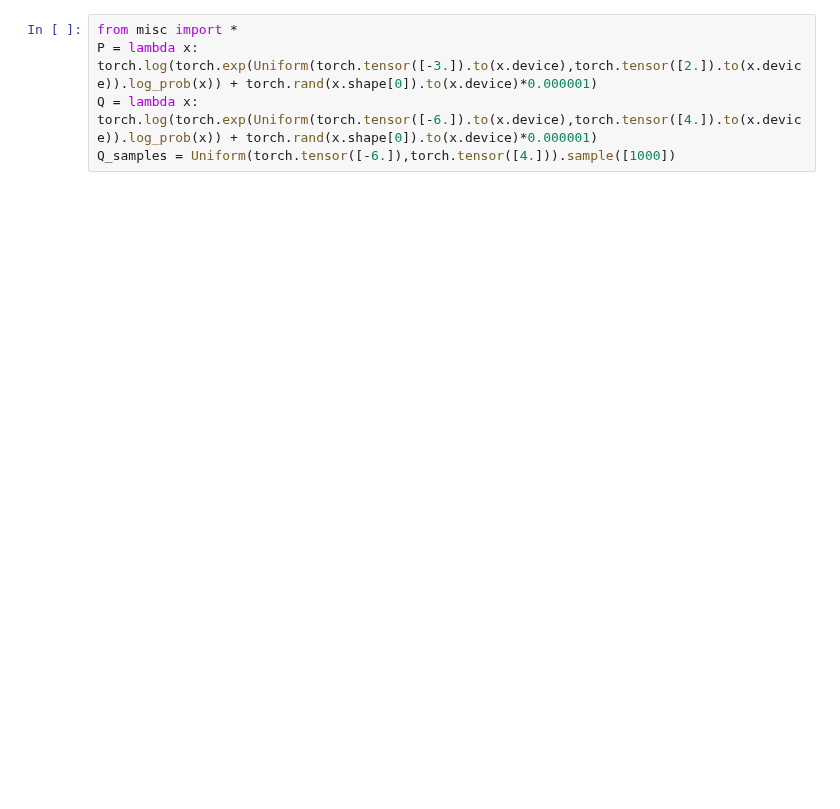
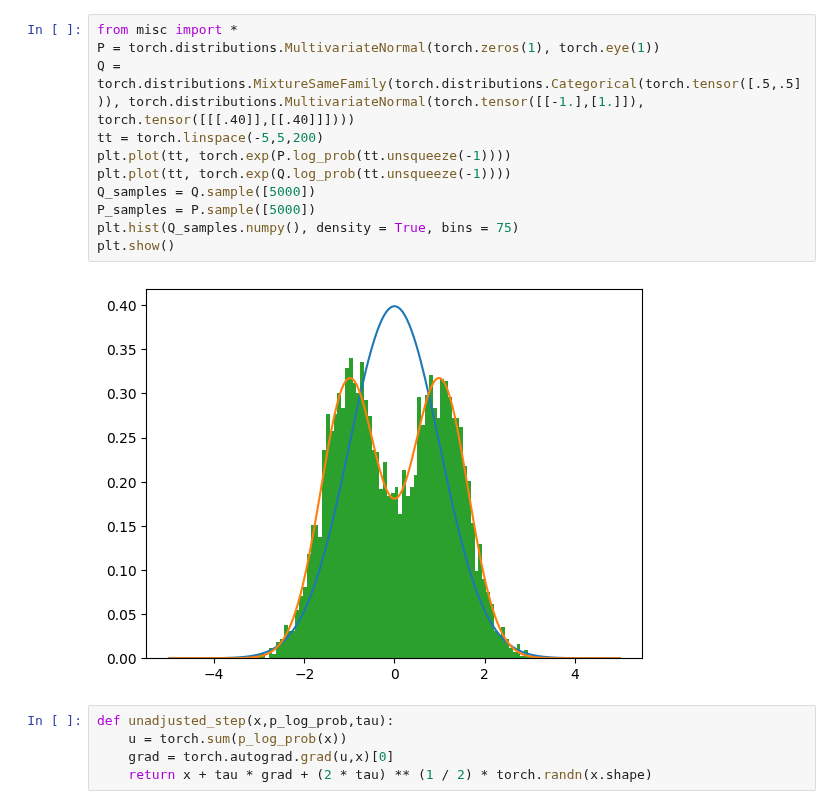
Before and after one commit to ElouanARGOUARCH/experiments, a Jupyter notebook: ratio/test classifier from density.ipynb, the cells around one changed output. Drawn from its saved outputs; the diff is of its cells as text; blank space fills up the shorter version.

```diff
--- a/ratio/test classifier from density.ipynb
+++ b/ratio/test classifier from density.ipynb
@@ -1,8 +1,21 @@
 # %%
 from misc import *
-P = lambda x: torch.log(torch.exp(Uniform(torch.tensor([-3.]).to(x.device),torch.tensor([2.]).to(x.device)).log_prob(x)) + torch.rand(x.shape[0]).to(x.device)*0.000001)
-Q = lambda x: torch.log(torch.exp(Uniform(torch.tensor([-6.]).to(x.device),torch.tensor([4.]).to(x.device)).log_prob(x)) + torch.rand(x.shape[0]).to(x.device)*0.000001)
-Q_samples = Uniform(torch.tensor([-6.]),torch.tensor([4.])).sample([1000])
+P = torch.distributions.MultivariateNormal(torch.zeros(1), torch.eye(1))
+Q = torch.distributions.MixtureSameFamily(torch.distributions.Categorical(torch.tensor([.5,.5])), torch.distributions.MultivariateNormal(torch.tensor([[-1.],[1.]]), torch.tensor([[[.40]],[[.40]]])))
+tt = torch.linspace(-5,5,200)
+plt.plot(tt, torch.exp(P.log_prob(tt.unsqueeze(-1))))
+plt.plot(tt, torch.exp(Q.log_prob(tt.unsqueeze(-1))))
+Q_samples = Q.sample([5000])
+P_samples = P.sample([5000])
+plt.hist(Q_samples.numpy(), density = True, bins = 75)
+plt.show()
+# %% [output]
+[figure, added]
+# %%
+def unadjusted_step(x,p_log_prob,tau):
+    u = torch.sum(p_log_prob(x))
+    grad = torch.autograd.grad(u,x)[0]
+    return x + tau * grad + (2 * tau) ** (1 / 2) * torch.randn(x.shape)
 # %%
 import torch
 from tqdm import tqdm
```
Also changed, not shown: parts of 8 cells of this notebook, 3 other files.
